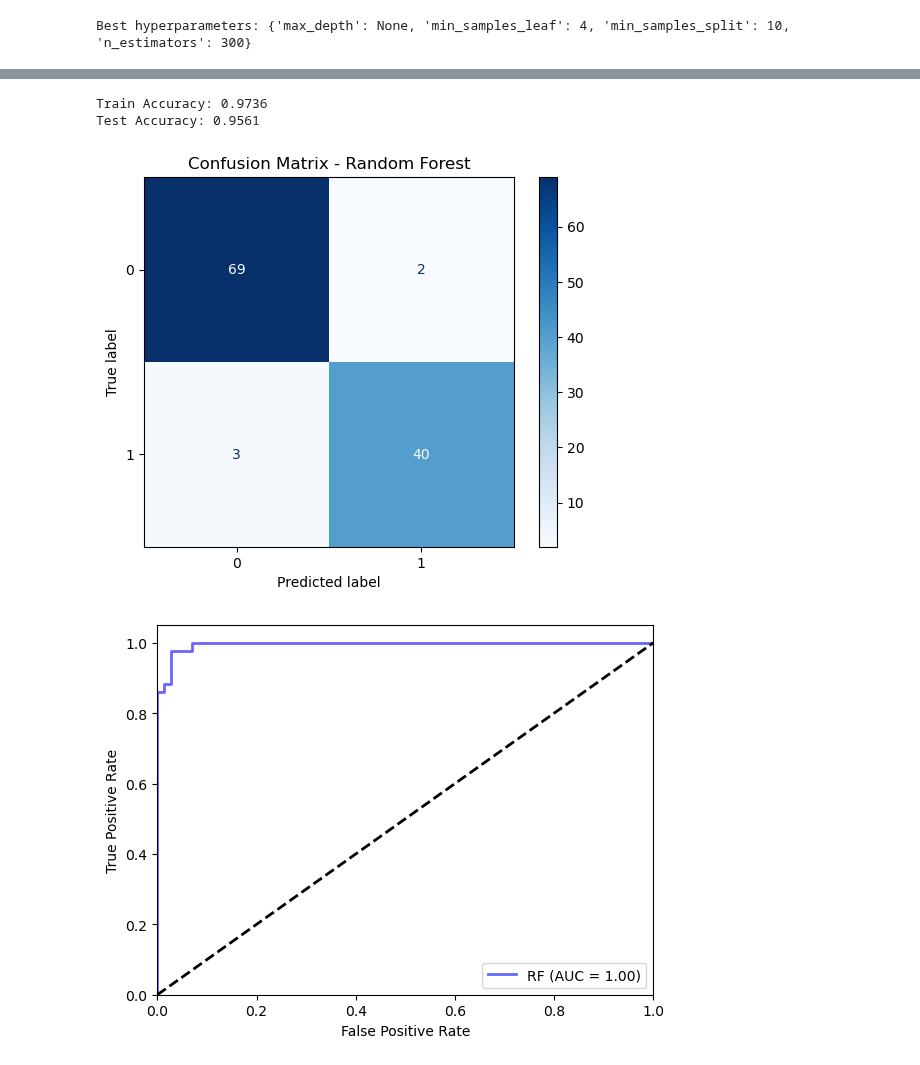
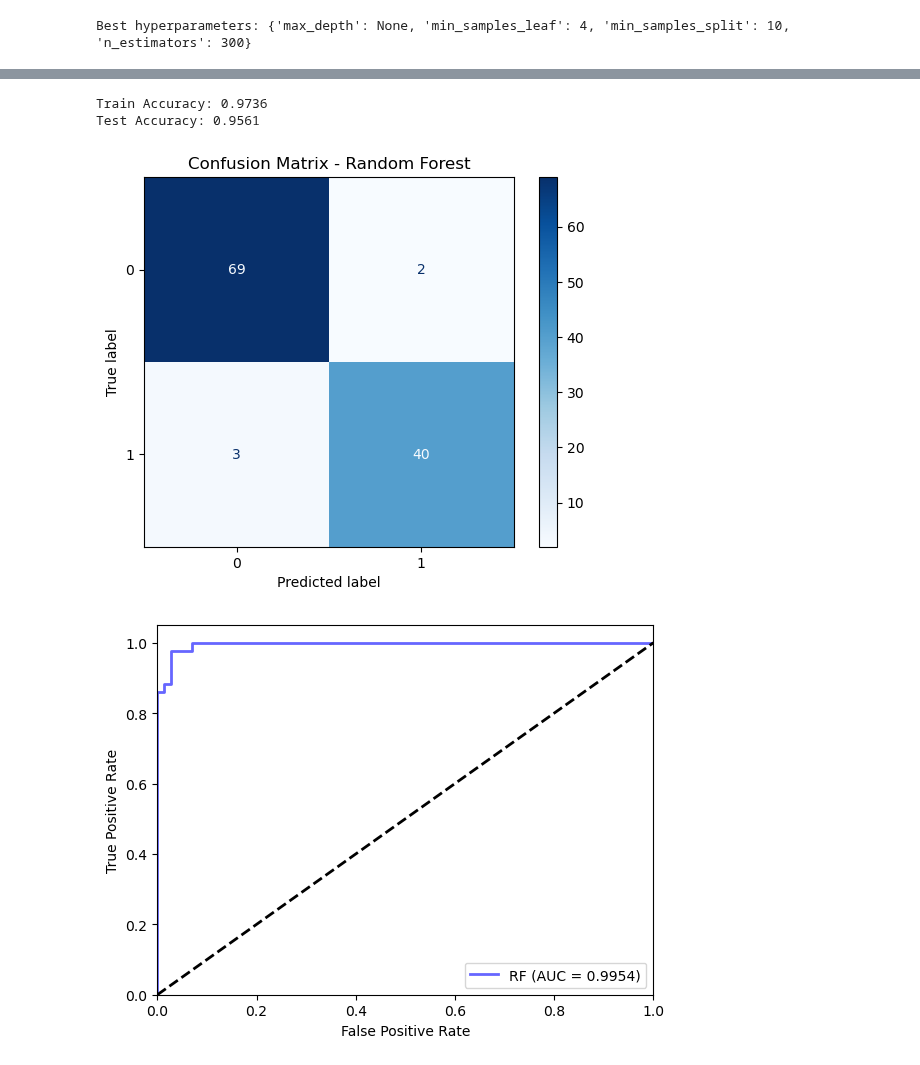
Before and after one commit to ninacunha/DataScienceGeneExpression, a Jupyter notebook: randomforest2.ipynb, the cells around one changed output, grey strips where cells are left out. Cells and saved outputs as stored; diff of their text form; code cells hidden in the pictures.

```diff
--- a/randomforest2.ipynb
+++ b/randomforest2.ipynb
@@ -108,37 +108,3 @@ best_params = grid_search.best_params_
 print("Best hyperparameters:", best_params)
 # %% [output]
 Best hyperparameters: {'max_depth': None, 'min_samples_leaf': 4, 'min_samples_split': 10, 'n_estimators': 300}
-# %%
-from sklearn.metrics import accuracy_score, confusion_matrix, roc_curve, auc
-import matplotlib.pyplot as plt
-
-# Use the top features to subset the training and test sets
-X_train_top = X_train[top_features]
-X_test_top = X_test[top_features]
-
-# Initialize the RandomForest model with the best hyperparameters
-model = RandomForestClassifier(**best_params)
-
-# Train the model on the whole training set with selected features
-model.fit(X_train_top, y_train)
-
-# Predict on the training set and the test set
-y_train_pred = model.predict(X_train_top)
-y_test_pred = model.predict(X_test_top)
-
-# Calculate accuracy for both training and test sets
-train_accuracy = accuracy_score(y_train, y_train_pred)
-test_accuracy = accuracy_score(y_test, y_test_pred)
-
-# Print accuracy results
-print(f"Train Accuracy: {train_accuracy:.4f}")
-print(f"Test Accuracy: {test_accuracy:.4f}")
-
-# Generate confusion matrix for both train and test sets
-train_cm = confusion_matrix(y_train, y_train_pred)
-test_cm = confusion_matrix(y_test, y_test_pred)
-
-disp_rf2 = ConfusionMatrixDisplay(confusion_matrix=test_cm)
-disp_rf2.plot(cmap=plt.cm.Blues)
-plt.title("Confusion Matrix - Random Forest")
-plt.show()
@@ -177,32 +139,32 @@ print(f"Test Accuracy: {test_accuracy:.4f}")
 train_cm = confusion_matrix(y_train, y_train_pred)
 test_cm = confusion_matrix(y_test, y_test_pred)
 
 # Display confusion matrix for the test set
 disp_rf2 = ConfusionMatrixDisplay(confusion_matrix=test_cm)
 disp_rf2.plot(cmap=plt.cm.Blues)
 plt.title("Confusion Matrix - Random Forest")
 plt.show()
 
 # ROC Curve (for the test set)
 # Calculate the false positive rate, true positive rate, and thresholds
 fpr, tpr, thresholds = roc_curve(y_test, model.predict_proba(X_test_top)[:, 1])
 
 # Calculate AUC (Area Under the Curve)
 roc_auc = auc(fpr, tpr)
 
 # Plot the ROC curve
 plt.figure()
-plt.plot(fpr, tpr, color='blue', lw=2, alpha=0.6, label='RF (AUC = %0.2f)' % roc_auc)
+plt.plot(fpr, tpr, color='blue', lw=2, alpha=0.6, label='RF (AUC = %0.4f)' % roc_auc)
 plt.plot([0, 1], [0, 1], color='black', lw=2, linestyle='--')
 plt.xlim([0.0, 1.0])
 plt.ylim([0.0, 1.05])
 plt.xlabel('False Positive Rate')
 plt.ylabel('True Positive Rate')
 plt.legend(loc='lower right')
 plt.savefig("roc_curve.png", transparent=True, dpi=300)
 plt.show()
 # %% [output]
 Train Accuracy: 0.9736
 Test Accuracy: 0.9561
 [figure]
-[figure, old version]
+[figure, new version]
```
Also changed, not shown: parts of 1 cell of this notebook, 1 other file.
